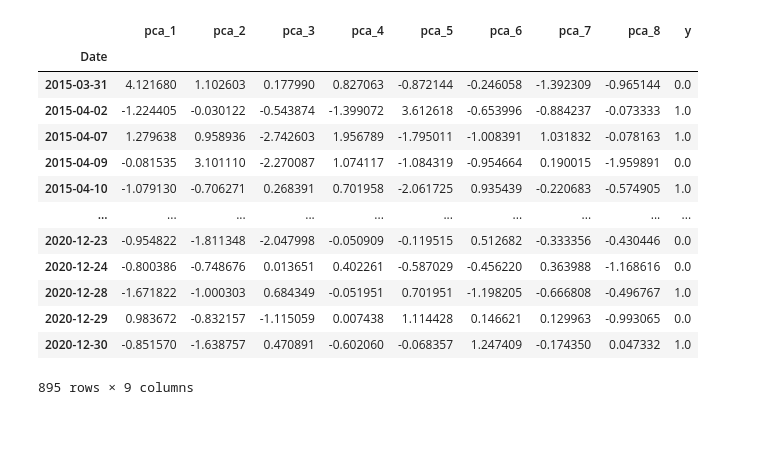
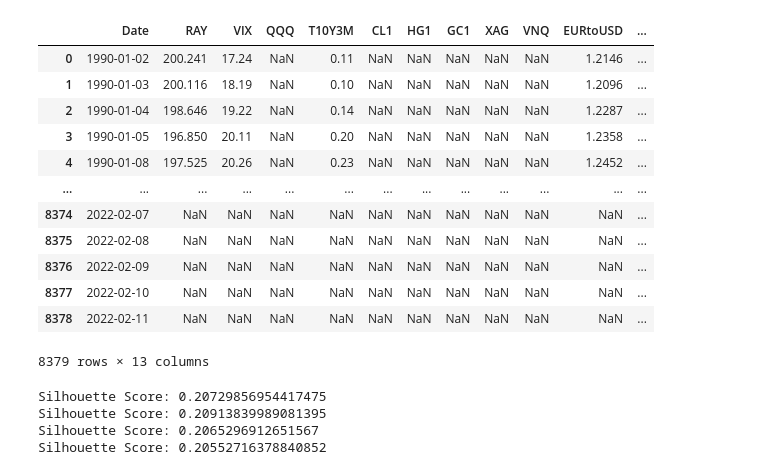
Before and after one commit to Vaanke/IAQF22, a Jupyter notebook: IAQF.ipynb, the cells around one changed output. Drawn from its saved outputs; the diff is of its cells as text; code cells hidden in the pictures; blank space fills up the shorter version.

Commit message:
conduct data cleaning, clustering and classification

```diff
--- a/IAQF.ipynb
+++ b/IAQF.ipynb
@@ -222,17 +31,0 @@ df_datarobot['y'] = df_train['y']
-# %%
-df_datarobot
-# %% [output]
-|  | pca_1 | pca_2 | pca_3 | pca_4 | pca_5 | pca_6 | pca_7 | pca_8 | y |
-| Date |  |  |  |  |  |  |  |  |  |
-| 2015-03-31 | 4.121680 | 1.102603 | 0.177990 | 0.827063 | -0.872144 | -0.246058 | -1.392309 | -0.965144 | 0.0 |
-| 2015-04-02 | -1.224405 | -0.030122 | -0.543874 | -1.399072 | 3.612618 | -0.653996 | -0.884237 | -0.073333 | 1.0 |
-| 2015-04-07 | 1.279638 | 0.958936 | -2.742603 | 1.956789 | -1.795011 | -1.008391 | 1.031832 | -0.078163 | 1.0 |
-| 2015-04-09 | -0.081535 | 3.101110 | -2.270087 | 1.074117 | -1.084319 | -0.954664 | 0.190015 | -1.959891 | 0.0 |
-| 2015-04-10 | -1.079130 | -0.706271 | 0.268391 | 0.701958 | -2.061725 | 0.935439 | -0.220683 | -0.574905 | 1.0 |
-| ... | ... | ... | ... | ... | ... | ... | ... | ... | ... |
-| 2020-12-23 | -0.954822 | -1.811348 | -2.047998 | -0.050909 | -0.119515 | 0.512682 | -0.333356 | -0.430446 | 0.0 |
-| 2020-12-24 | -0.800386 | -0.748676 | 0.013651 | 0.402261 | -0.587029 | -0.456220 | 0.363988 | -1.168616 | 0.0 |
-| 2020-12-28 | -1.671822 | -1.000303 | 0.684349 | -0.051951 | 0.701951 | -1.198205 | -0.666808 | -0.496767 | 1.0 |
-| 2020-12-29 | 0.983672 | -0.832157 | -1.115059 | 0.007438 | 1.114428 | 0.146621 | 0.129963 | -0.993065 | 0.0 |
-| 2020-12-30 | -0.851570 | -1.638757 | 0.470891 | -0.602060 | -0.068357 | 1.247409 | -0.174350 | 0.047332 | 1.0 |
-895 rows × 9 columns
@@ -243,0 +72,27 @@ df_datarobot_test.to_csv('df_datarobot_test.csv')
+# %%
+df = pd.read_csv('newData_Feb11.csv')
+df
+# %% [output]
+|  | Date | RAY | VIX | QQQ | T10Y3M | CL1 | HG1 | GC1 | XAG | VNQ | EURtoUSD | ... |
+| 0 | 1990-01-02 | 200.241 | 17.24 | NaN | 0.11 | NaN | NaN | NaN | NaN | NaN | 1.2146 | ... |
+| 1 | 1990-01-03 | 200.116 | 18.19 | NaN | 0.10 | NaN | NaN | NaN | NaN | NaN | 1.2096 | ... |
+| 2 | 1990-01-04 | 198.646 | 19.22 | NaN | 0.14 | NaN | NaN | NaN | NaN | NaN | 1.2287 | ... |
+| 3 | 1990-01-05 | 196.850 | 20.11 | NaN | 0.20 | NaN | NaN | NaN | NaN | NaN | 1.2358 | ... |
+| 4 | 1990-01-08 | 197.525 | 20.26 | NaN | 0.23 | NaN | NaN | NaN | NaN | NaN | 1.2452 | ... |
+| ... | ... | ... | ... | ... | ... | ... | ... | ... | ... | ... | ... | ... |
+| 8374 | 2022-02-07 | NaN | NaN | NaN | NaN | NaN | NaN | NaN | NaN | NaN | NaN | ... |
+| 8375 | 2022-02-08 | NaN | NaN | NaN | NaN | NaN | NaN | NaN | NaN | NaN | NaN | ... |
+| 8376 | 2022-02-09 | NaN | NaN | NaN | NaN | NaN | NaN | NaN | NaN | NaN | NaN | ... |
+| 8377 | 2022-02-10 | NaN | NaN | NaN | NaN | NaN | NaN | NaN | NaN | NaN | NaN | ... |
+| 8378 | 2022-02-11 | NaN | NaN | NaN | NaN | NaN | NaN | NaN | NaN | NaN | NaN | ... |
+8379 rows × 13 columns
+# %%
+train_2018, test_2018 = calculate_classification_data(df, '2018-01-01', True, 8, 2)
+train_2019, test_2019 = calculate_classification_data(df, '2019-01-01', True, 8, 2)
+train_2020, test_2020 = calculate_classification_data(df, '2020-01-01', True, 8, 2)
+train_2021, test_2021 = calculate_classification_data(df, '2021-01-01', True, 8, 2)
+# %% [output]
+Silhouette Score: 0.20729856954417475
+Silhouette Score: 0.20913839989081395
+Silhouette Score: 0.2065296912651567
+Silhouette Score: 0.20552716378840852
```
Also changed, not shown: parts of 42 cells of this notebook.
